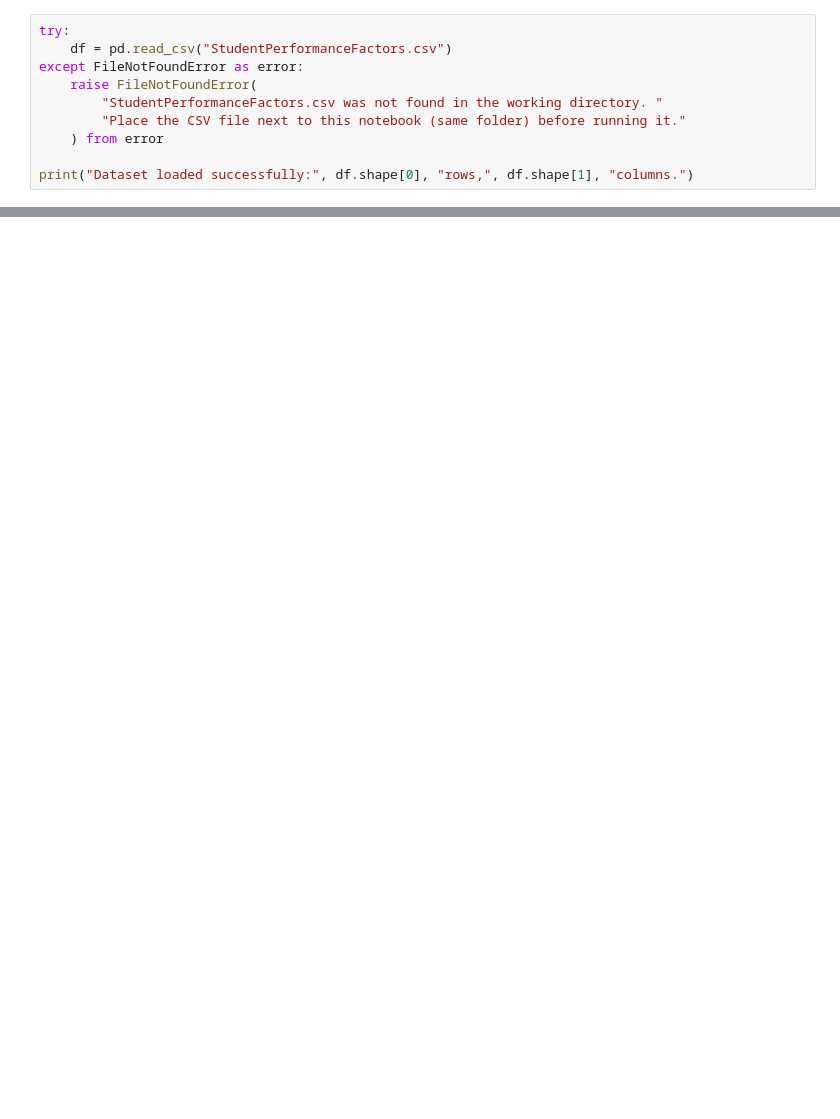
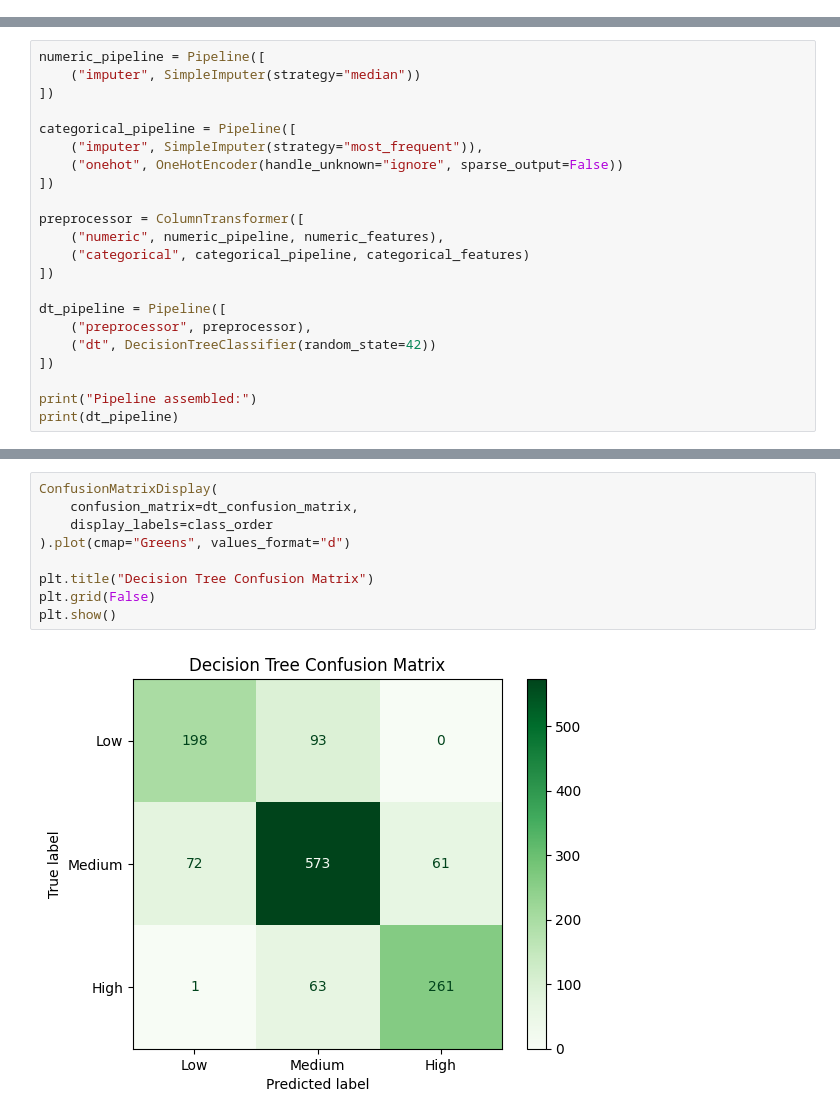
Before and after one commit to Hao0819/Machine-Learning-Supervised---Student-Academic-Performance-Prediction, a Jupyter notebook: decisionTree.ipynb, the cells around one changed output, grey strips where cells are left out. Drawn from its saved outputs; the diff is of its cells as text; blank space fills up the shorter version.

```diff
--- a/decisionTree.ipynb
+++ b/decisionTree.ipynb
@@ -61,10 +0,0 @@ import seaborn as sns
-# %%
-try:
-    df = pd.read_csv("StudentPerformanceFactors.csv")
-except FileNotFoundError as error:
-    raise FileNotFoundError(
-        "StudentPerformanceFactors.csv was not found in the working directory. "
-        "Place the CSV file next to this notebook (same folder) before running it."
-    ) from error
-
-print("Dataset loaded successfully:", df.shape[0], "rows,", df.shape[1], "columns.")
@@ -1056,0 +365,22 @@ Sources:
+# %%
+numeric_pipeline = Pipeline([
+    ("imputer", SimpleImputer(strategy="median"))
+])
+
+categorical_pipeline = Pipeline([
+    ("imputer", SimpleImputer(strategy="most_frequent")),
+    ("onehot", OneHotEncoder(handle_unknown="ignore", sparse_output=False))
+])
+
+preprocessor = ColumnTransformer([
+    ("numeric", numeric_pipeline, numeric_features),
+    ("categorical", categorical_pipeline, categorical_features)
+])
+
+dt_pipeline = Pipeline([
+    ("preprocessor", preprocessor),
+    ("dt", DecisionTreeClassifier(random_state=42))
+])
+
+print("Pipeline assembled:")
+print(dt_pipeline)
@@ -1056,0 +635,11 @@ Sources:
+# %%
+ConfusionMatrixDisplay(
+    confusion_matrix=dt_confusion_matrix,
+    display_labels=class_order
+).plot(cmap="Greens", values_format="d")
+
+plt.title("Decision Tree Confusion Matrix")
+plt.grid(False)
+plt.show()
+# %% [output]
+[figure, added]
```
Also changed, not shown: parts of 96 cells of this notebook, 3 other files.
